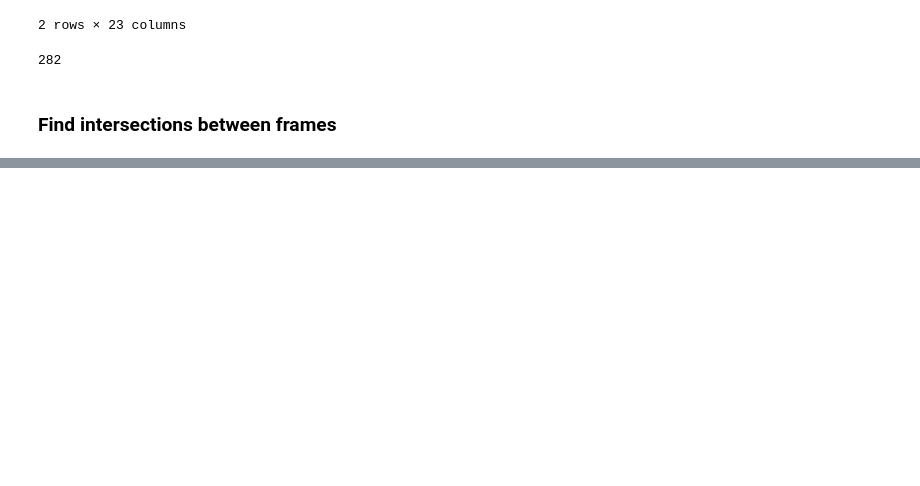
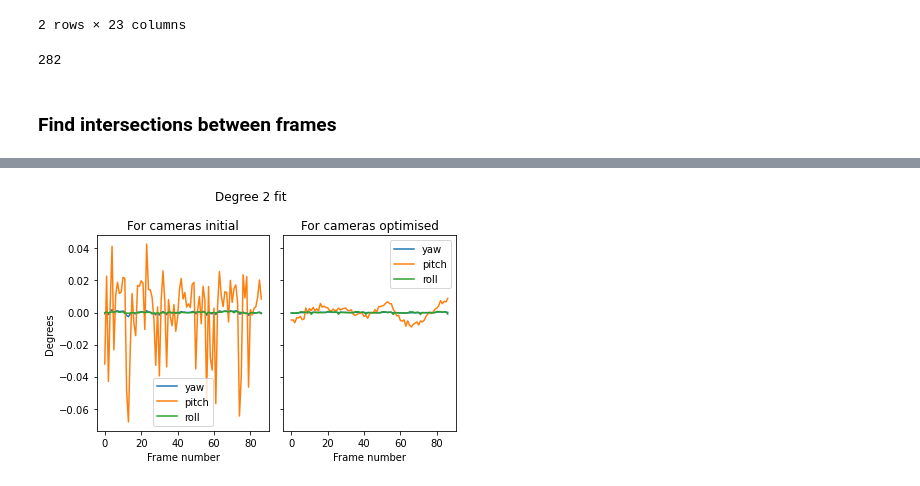
Before and after one commit to uw-cryo/skysat_stereo, a Jupyter notebook: notebooks/skysat_l1a_bundle_adjustment.ipynb, the cells around one changed output, grey strips where cells are left out. Cells and saved outputs as stored; diff of their text form; code cells hidden in the pictures; blank space fills up the shorter version.

```diff
--- a/notebooks/skysat_l1a_bundle_adjustment.ipynb
+++ b/notebooks/skysat_l1a_bundle_adjustment.ipynb
@@ -445,0 +732,24 @@ with open(overlap_c2_fn,'w') as f:
+# %%
+f,ax = plt.subplots(1,2,sharex=True,sharey=True)
+deg=2
+ax[0].plot(np.arange(len(for_optimised_pitch)),poly_resid(for_c2_100,'init_yaw',deg=deg),label='yaw')
+ax[0].plot(np.arange(len(for_optimised_pitch)),poly_resid(for_c2_100,'init_pitch',deg=deg),label='pitch')
+ax[0].plot(np.arange(len(for_optimised_pitch)),poly_resid(for_c2_100,'init_roll',deg=deg),label='roll')
+
+ax[1].plot(np.arange(len(for_optimised_pitch)),poly_resid(for_c2_100,'opt_yaw',deg=deg),label='yaw')
+ax[1].plot(np.arange(len(for_optimised_pitch)),poly_resid(for_c2_100,'opt_pitch',deg=deg),label='pitch')
+ax[1].plot(np.arange(len(for_optimised_pitch)),poly_resid(for_c2_100,'opt_roll',deg=deg),label='roll')
+
+ax[0].set_title('For cameras initial')
+ax[1].set_title('For cameras optimised')
+
+ax[0].legend()
+ax[1].legend()
+ax[0].set_ylabel('Degrees')
+ax[0].set_xlabel('Frame number')
+ax[1].set_xlabel('Frame number')
+plt.suptitle('Degree 2 fit')
+
+plt.tight_layout()
+# %% [output]
+[figure, added]
```
Also changed, not shown: parts of 80 cells of this notebook.
